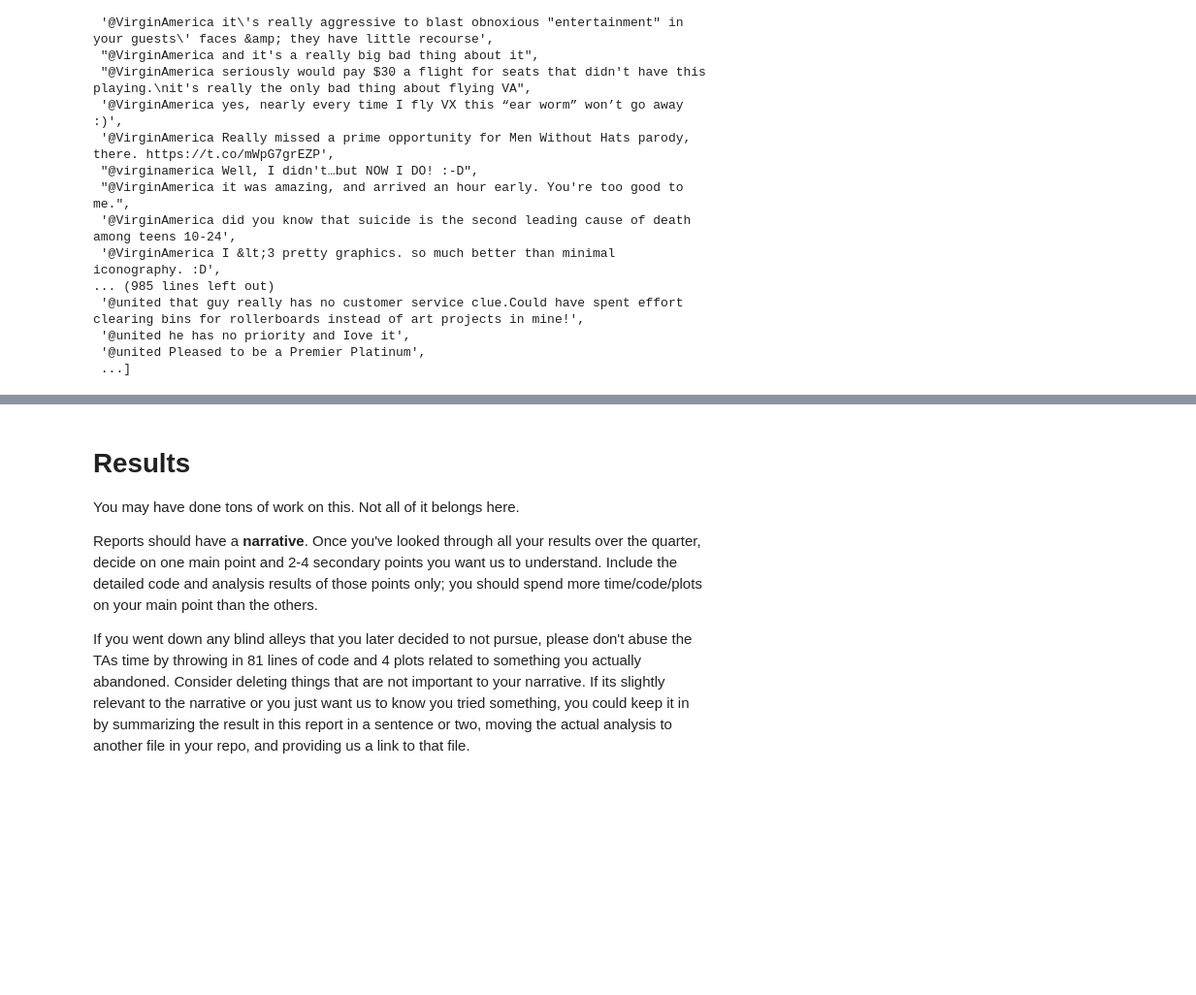
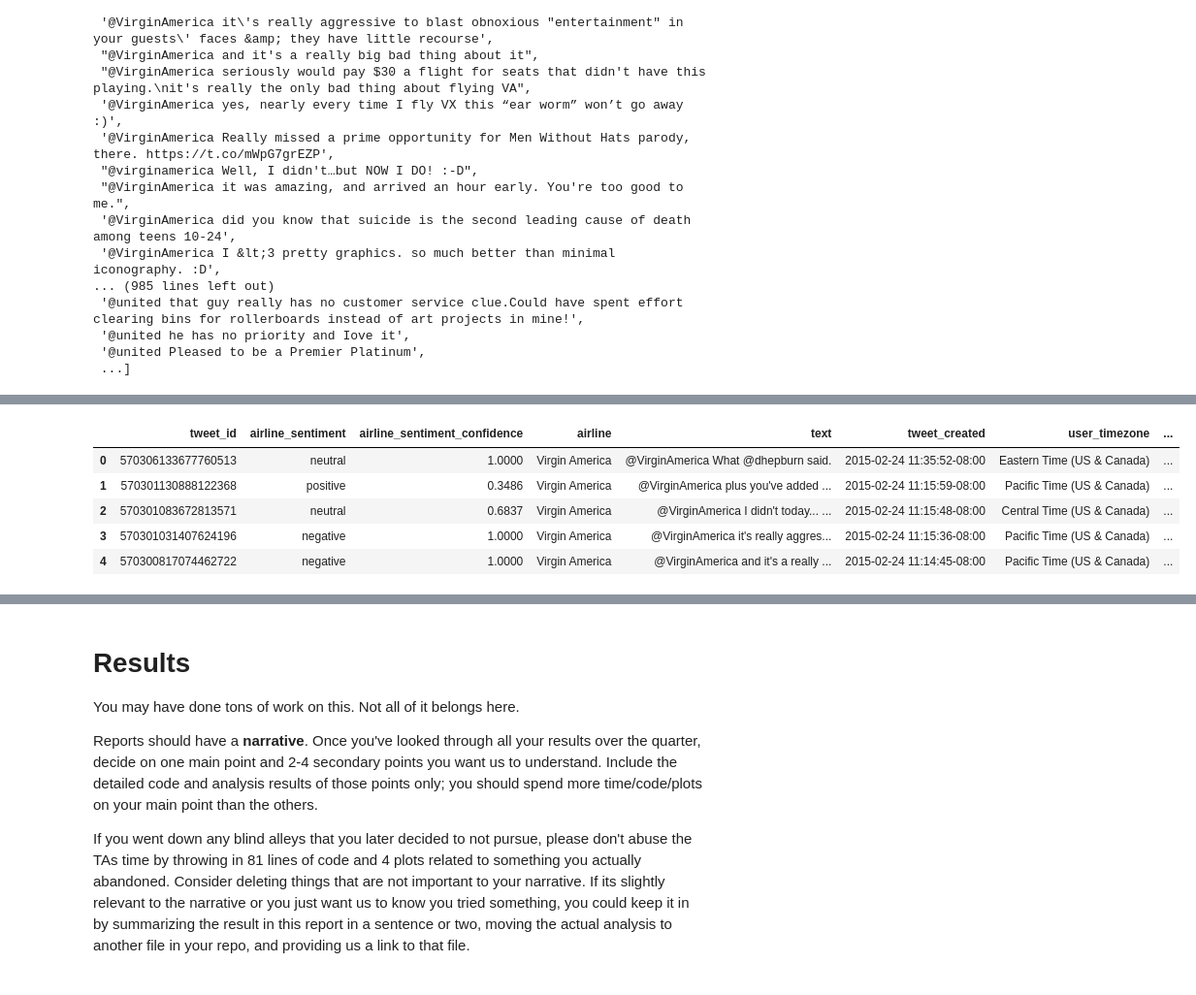
Before and after one commit to nb110240/TwitterSentiment, a Jupyter notebook: FinalProject_groupXXX.ipynb, the cells around one changed output, grey strips where cells are left out. Shown at 97% size. Saved outputs shown, nothing was run; the diff lists cells and outputs as text; code cells hidden in the pictures; blank space fills up the shorter version.

```diff
--- a/FinalProject_groupXXX.ipynb
+++ b/FinalProject_groupXXX.ipynb
@@ -242,0 +236,15 @@ df.drop(columns=['tweet_created'])
+# %%
+def convert_sentiment_to_numeric(sentiment):
+    sentiment_map = {"positive": 1, "negative": -1, "neutral": 0}
+    return sentiment_map.get(sentiment.lower(), None)
+# %%
+df["airline_sentiment_numeric"] = df["airline_sentiment"].apply(convert_sentiment_to_numeric)
+# %%
+df.head()
+# %% [output]
+|  | tweet_id | airline_sentiment | airline_sentiment_confidence | airline | text | tweet_created | user_timezone | ... |
+| 0 | 570306133677760513 | neutral | 1.0000 | Virgin America | @VirginAmerica What @dhepburn said. | 2015-02-24 11:35:52-08:00 | Eastern Time (US & Canada) | ... |
+| 1 | 570301130888122368 | positive | 0.3486 | Virgin America | @VirginAmerica plus you've added ... | 2015-02-24 11:15:59-08:00 | Pacific Time (US & Canada) | ... |
+| 2 | 570301083672813571 | neutral | 0.6837 | Virgin America | @VirginAmerica I didn't today... ... | 2015-02-24 11:15:48-08:00 | Central Time (US & Canada) | ... |
+| 3 | 570301031407624196 | negative | 1.0000 | Virgin America | @VirginAmerica it's really aggres... | 2015-02-24 11:15:36-08:00 | Pacific Time (US & Canada) | ... |
+| 4 | 570300817074462722 | negative | 1.0000 | Virgin America | @VirginAmerica and it's a really ... | 2015-02-24 11:14:45-08:00 | Pacific Time (US & Canada) | ... |
```
Also changed, not shown: parts of 19 cells of this notebook.
